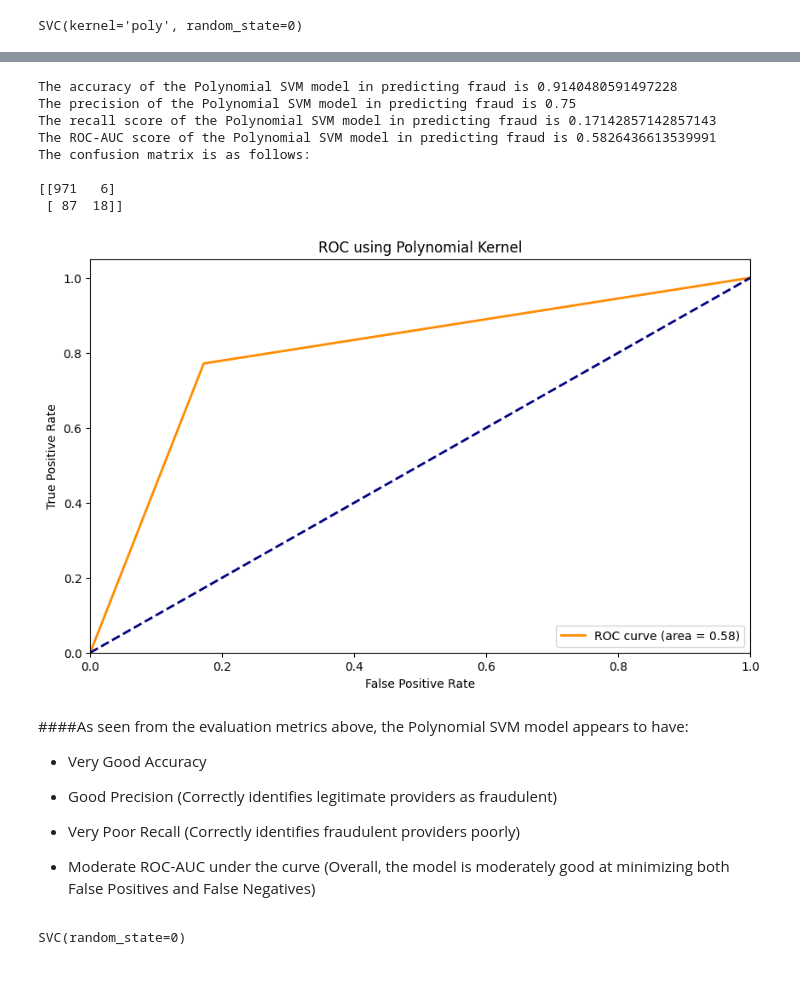
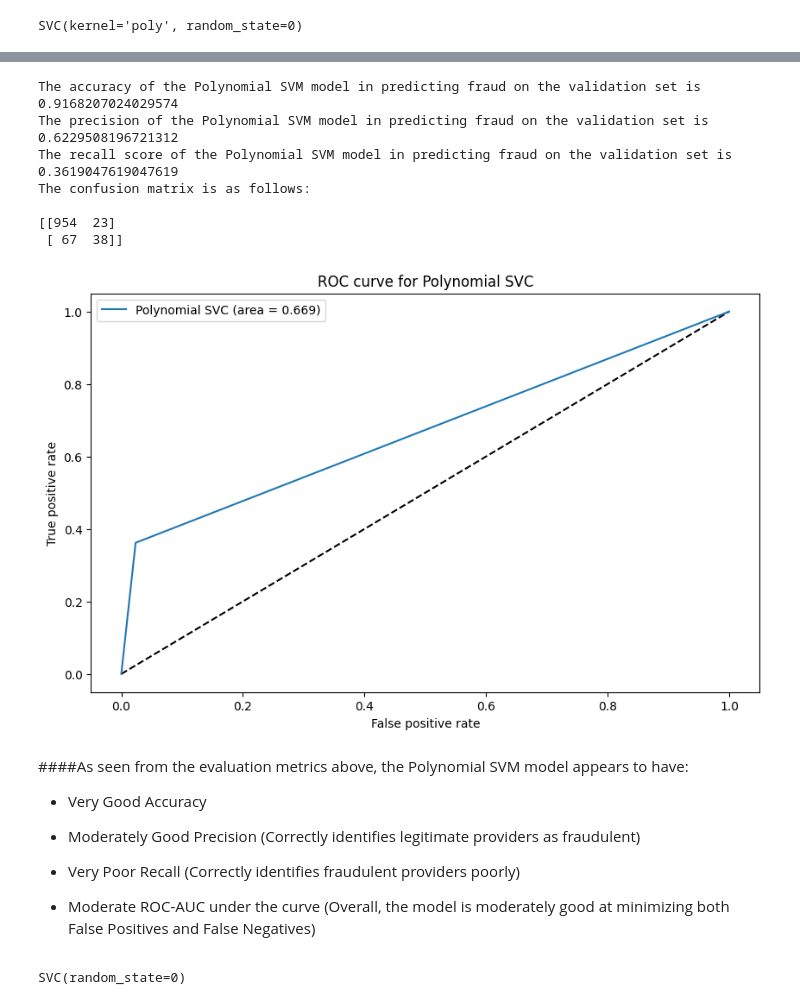
Before and after one commit to HiredOne/BT4012_G7, a Jupyter notebook: SVM+RandomForest.ipynb, the cells around one changed output, grey strips where cells are left out. Drawn from its saved outputs; the diff is of its cells as text; code cells hidden in the pictures; blank space fills up the shorter version.

Commit message:
Retrained models on SMOTE-ed Data

```diff
--- a/SVM+RandomForest.ipynb
+++ b/SVM+RandomForest.ipynb
@@ -720,0 +791,2 @@ print(feature_matrix_providers_val.shape)
+# %%
+y_val = y_val['PotentialFraud']
@@ -814,7 +823,7 @@ Target columns dropped
 linear_svc = LinearSVC(random_state=0)
 
 # Fit the training data to the model
-linear_svc.fit(X_train_final, y_train['PotentialFraud'])
+linear_svc.fit(X_train, y_train)
 # %% [output]
 LinearSVC(random_state=0)
 # %% [markdown]
@@ -893,6 +922,6 @@ plt.show()
 poly_svm = SVC(kernel='poly', random_state=0)
 
 # Fit the data to the SVM
-poly_svm.fit(X_train_final, y_train['PotentialFraud'])
+poly_svm.fit(X_train, y_train)
 # %% [output]
 SVC(kernel='poly', random_state=0)
@@ -899,52 +951,47 @@ SVC(kernel='poly', random_state=0)
 # %%
 # Make fraud predictions on validation set
-y_pred_poly = poly_svm.predict(X_val_final)
+y_pred_val_poly = poly_svm.predict(X_val)
 
 # Print out the evaluation metrics on the validation set
-acc_val_poly = accuracy_score(y_val['PotentialFraud'], y_pred_poly)
-prec_val_poly = precision_score(y_val['PotentialFraud'], y_pred_poly)
-recall_val_poly = recall_score(y_val['PotentialFraud'], y_pred_poly)
-roc_auc_val_poly = roc_auc_score(y_val['PotentialFraud'], y_pred_poly)
-confusion_val_poly = confusion_matrix(y_val['PotentialFraud'], y_pred_poly)
+acc_val_poly = accuracy_score(y_val, y_pred_val_poly)
+prec_val_poly = precision_score(y_val, y_pred_val_poly)
+recall_val_poly = recall_score(y_val, y_pred_val_poly)
+confusion_val_poly = confusion_matrix(y_val, y_pred_val_poly)
 
-print(f"The accuracy of the Polynomial SVM model in predicting fraud is {acc_val_poly}")
-print(f"The precision of the Polynomial SVM model in predicting fraud is {prec_val_poly}")
-print(f"The recall score of the Polynomial SVM model in predicting fraud is {recall_val_poly}")
-print(f"The ROC-AUC score of the Polynomial SVM model in predicting fraud is {roc_auc_val_poly}")
+print(f"The accuracy of the Polynomial SVM model in predicting fraud on the validation set is {acc_val_poly}")
+print(f"The precision of the Polynomial SVM model in predicting fraud on the validation set is {prec_val_poly}")
+print(f"The recall score of the Polynomial SVM model in predicting fraud on the validation set is {recall_val_poly}")
 print(f"The confusion matrix is as follows: \n")
 print(confusion_val_poly)
 # %% [output]
-The accuracy of the Polynomial SVM model in predicting fraud is 0.9140480591497228
-The precision of the Polynomial SVM model in predicting fraud is 0.75
-The recall score of the Polynomial SVM model in predicting fraud is 0.17142857142857143
-The ROC-AUC score of the Polynomial SVM model in predicting fraud is 0.5826436613539991
+The accuracy of the Polynomial SVM model in predicting fraud on the validation set is 0.9168207024029574
+The precision of the Polynomial SVM model in predicting fraud on the validation set is 0.6229508196721312
+The recall score of the Polynomial SVM model in predicting fraud on the validation set is 0.3619047619047619
 The confusion matrix is as follows:
 
-[[971   6]
- [ 87  18]]
+[[954  23]
+ [ 67  38]]
 # %%
-# plot the AUC curve
-fpr_poly, tpr_poly, _ = roc_curve(y_val['PotentialFraud'], y_pred_poly)
-roc_auc_poly = auc(fpr_poly, tpr_poly)
+# plot the ROC curve
+fpr_poly, tpr_poly, thresholds_poly = roc_curve(y_val, y_pred_val_poly)
+auc_poly = auc(fpr_poly, tpr_poly)
 
 plt.figure(figsize=(10, 6))
-plt.plot(fpr, tpr, color='darkorange', lw=2, label=f'ROC curve (area = {roc_auc_poly:.2f})')
-plt.plot([0, 1], [0, 1], color='navy', lw=2, linestyle='--')
-plt.xlim([0.0, 1.0])
-plt.ylim([0.0, 1.05])
-plt.xlabel('False Positive Rate')
-plt.ylabel('True Positive Rate')
-plt.title('ROC using Polynomial Kernel')
-plt.legend(loc="lower right")
+plt.plot([0, 1], [0, 1], 'k--')
+plt.plot(fpr_poly, tpr_poly, label='Polynomial SVC (area = {:.3f})'.format(auc_poly))
+plt.xlabel('False positive rate')
+plt.ylabel('True positive rate')
+plt.title('ROC curve for Polynomial SVC')
+plt.legend(loc='best')
 plt.show()
 # %% [output]
-[figure, old version]
+[figure, new version]
 # %% [markdown]
 ####As seen from the evaluation metrics above, the Polynomial SVM model appears to have:
 
 - Very Good Accuracy
 
-- Good Precision (Correctly identifies legitimate providers as fraudulent)
+- Moderately Good Precision (Correctly identifies legitimate providers as fraudulent)
 
 - Very Poor Recall (Correctly identifies fraudulent providers poorly)
 
```
Also changed, not shown: parts of 60 cells of this notebook.
